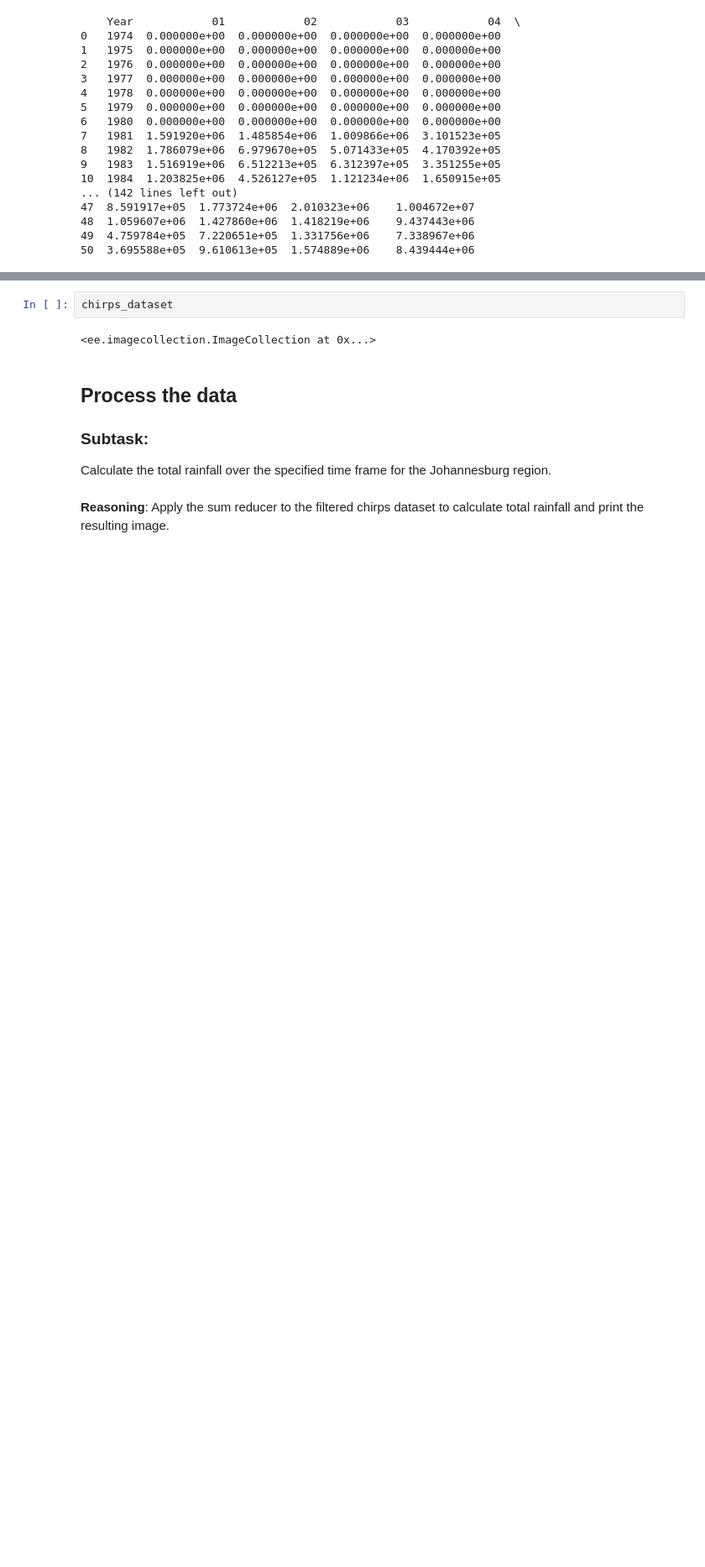
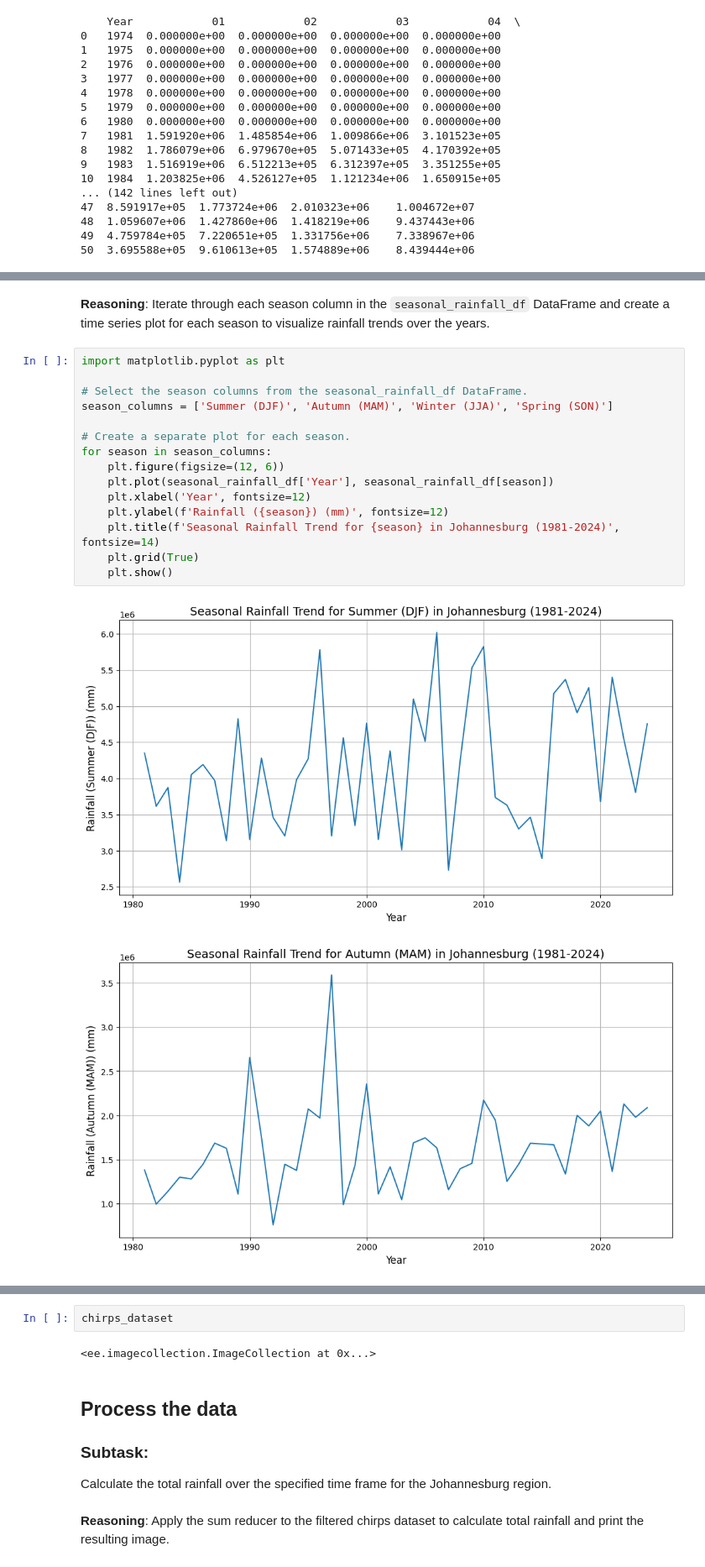
Before and after one commit to smatamanda83/CeeloMattCode, a Jupyter notebook: guides/linked/ee-api-colab-setup.ipynb, the cells around one changed output, grey strips where cells are left out. Shown at 84% size. Drawn from its saved outputs; the diff is of its cells as text; blank space fills up the shorter version.

```diff
--- a/guides/linked/ee-api-colab-setup.ipynb
+++ b/guides/linked/ee-api-colab-setup.ipynb
@@ -481,0 +828,21 @@ filtered_df.head()
+# %% [markdown]
+**Reasoning**:
+Iterate through each season column in the `seasonal_rainfall_df` DataFrame and create a time series plot for each season to visualize rainfall trends over the years.
+# %%
+import matplotlib.pyplot as plt
+
+# Select the season columns from the seasonal_rainfall_df DataFrame.
+season_columns = ['Summer (DJF)', 'Autumn (MAM)', 'Winter (JJA)', 'Spring (SON)']
+
+# Create a separate plot for each season.
+for season in season_columns:
+    plt.figure(figsize=(12, 6))
+    plt.plot(seasonal_rainfall_df['Year'], seasonal_rainfall_df[season])
+    plt.xlabel('Year', fontsize=12)
+    plt.ylabel(f'Rainfall ({season}) (mm)', fontsize=12)
+    plt.title(f'Seasonal Rainfall Trend for {season} in Johannesburg (1981-2024)', fontsize=14)
+    plt.grid(True)
+    plt.show()
+# %% [output]
+[figure, added]
+[figure, added]
```
Also changed, not shown: parts of 56 cells of this notebook.
